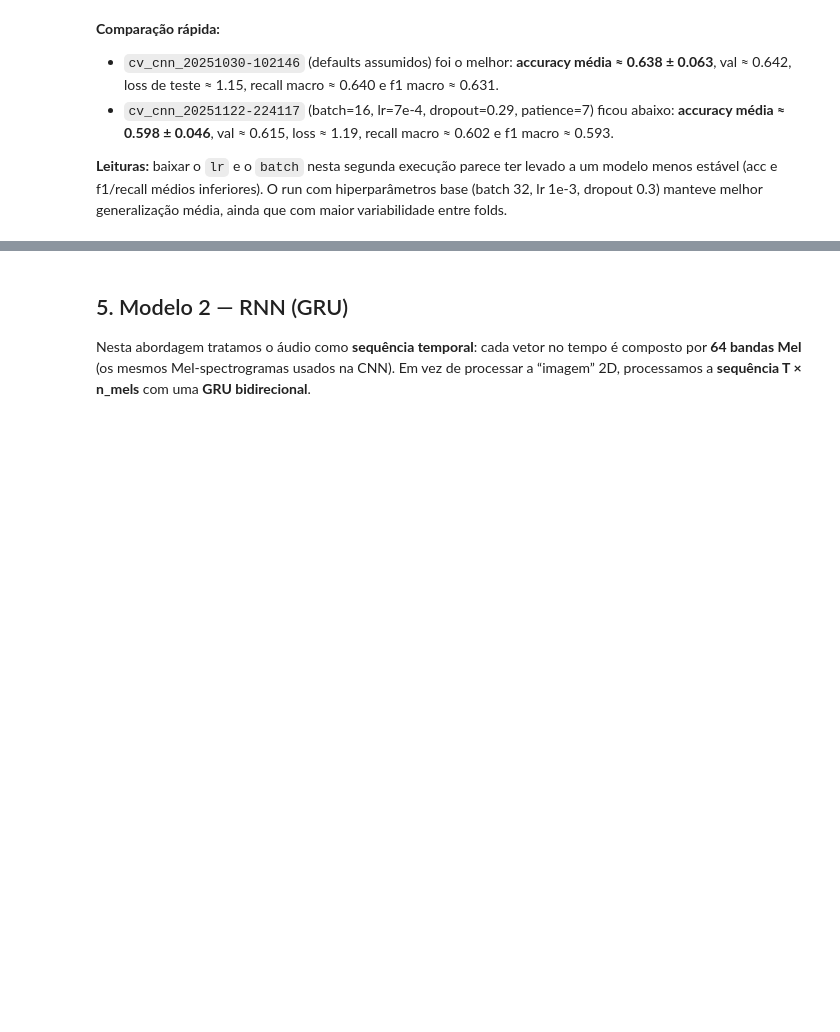
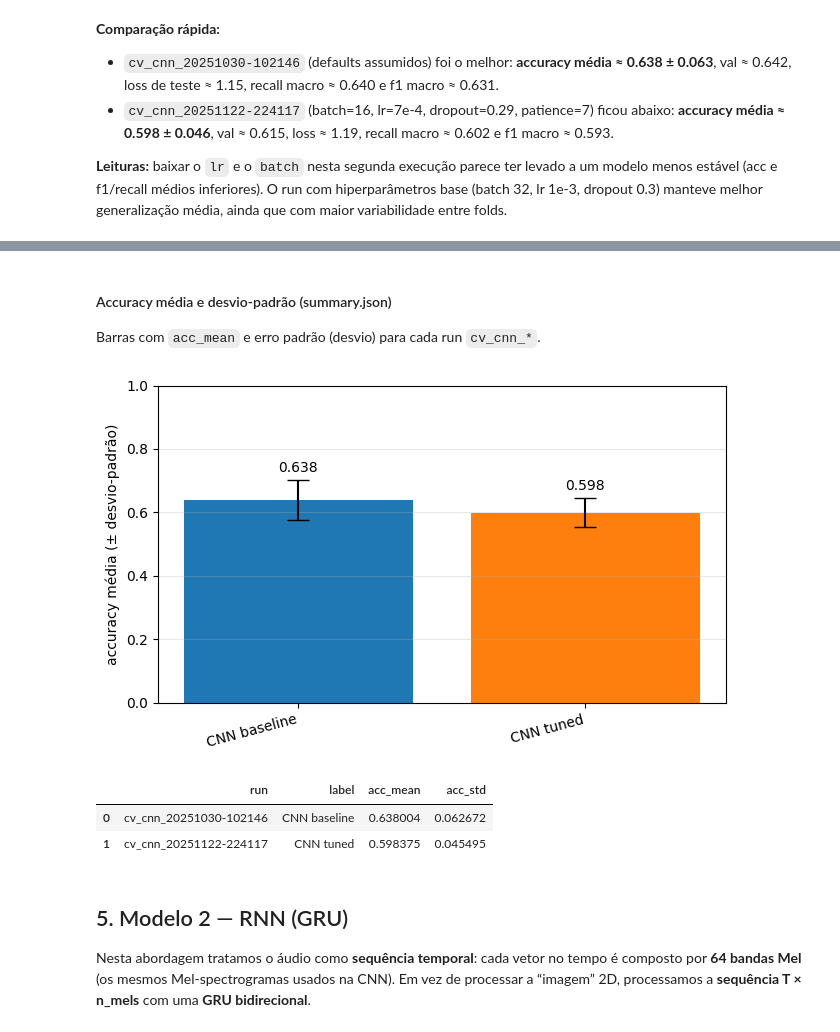
Before and after one commit to QuAleAcEna/us8k-project, a Jupyter notebook: report.ipynb, the cells around one changed output, grey strips where cells are left out. Cells and saved outputs as stored; diff of their text form; code cells hidden in the pictures; blank space fills up the shorter version.

```diff
--- a/report.ipynb
+++ b/report.ipynb
@@ -337,3 +396,58 @@ cv_cnn_df
+# %% [markdown]
+#### Accuracy média e desvio-padrão (summary.json)
+Barras com `acc_mean` e erro padrão (desvio) para cada run `cv_cnn_*`.
+# %%
+import json
+from pathlib import Path
+import pandas as pd, matplotlib.pyplot as plt
+
+friendly_names = {
+    "cv_cnn_20251030-102146": "CNN baseline",
+    "cv_cnn_20251122-224117": "CNN tuned",
+}
+
+def display_name(run):
+    return friendly_names.get(run, run)
+
+summary_rows = []
+for summary_path in sorted(Path("runs").glob("cv_cnn_*/summary.json")):
+    with open(summary_path) as f:
+        data = json.load(f)
+    run = summary_path.parent.name
+    summary_rows.append({
+        "run": run,
+        "label": display_name(run),
+        "acc_mean": data.get("acc_mean"),
+        "acc_std": data.get("acc_std"),
+    })
+
+summary_df = pd.DataFrame(summary_rows).sort_values("acc_mean", ascending=False)
+if summary_df.empty:
+    print("Sem summary.json para cv_cnn_*")
+else:
+    fig, ax = plt.subplots(figsize=(6.5, 4))
+    colors = list(plt.cm.tab10.colors)
+    bars = ax.bar(
+        summary_df["label"],
+        summary_df["acc_mean"],
+        yerr=summary_df["acc_std"],
+        capsize=8,
+        color=colors[: len(summary_df)],
+    )
+    ax.set_ylabel("accuracy média (± desvio-padrão)")
+    ax.set_ylim(0, 1)
+    ax.grid(axis="y", alpha=0.3)
+    ax.bar_label(bars, fmt="{:.3f}", padding=4)
+    plt.setp(ax.get_xticklabels(), rotation=15, ha="right")
+    plt.tight_layout()
+    plt.show()
+
+summary_df
+# %% [output]
+[figure, added]
+|  | run | label | acc_mean | acc_std |
+| 0 | cv_cnn_20251030-102146 | CNN baseline | 0.638004 | 0.062672 |
+| 1 | cv_cnn_20251122-224117 | CNN tuned | 0.598375 | 0.045495 |
 # %% [markdown]
 ## 5. Modelo 2 — RNN (GRU)
 
```
Also changed, not shown: parts of 2 cells of this notebook.
